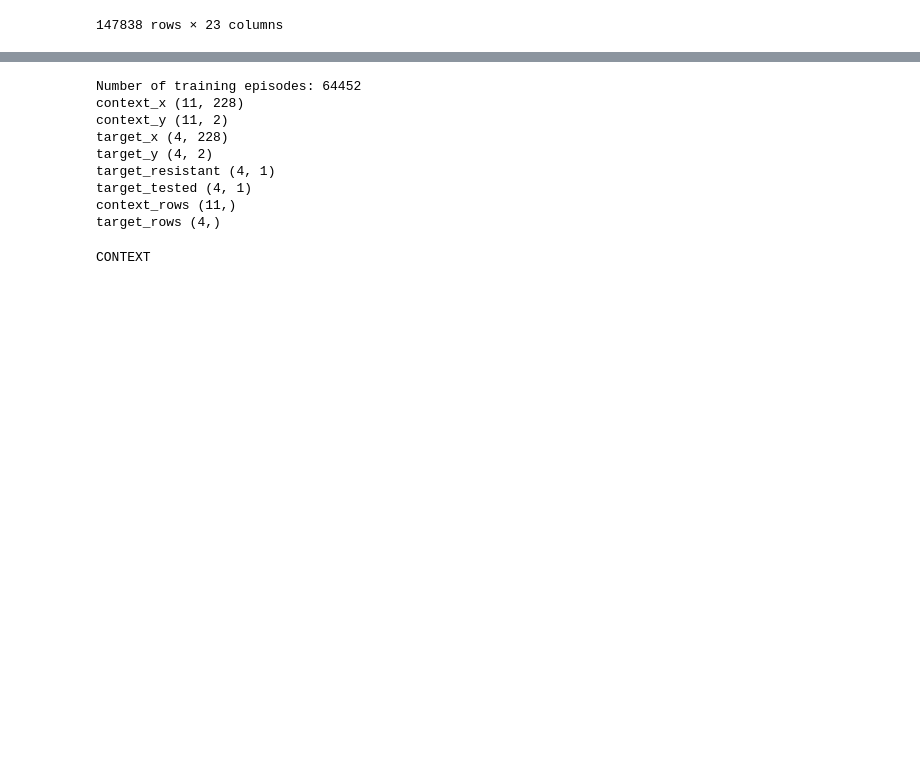
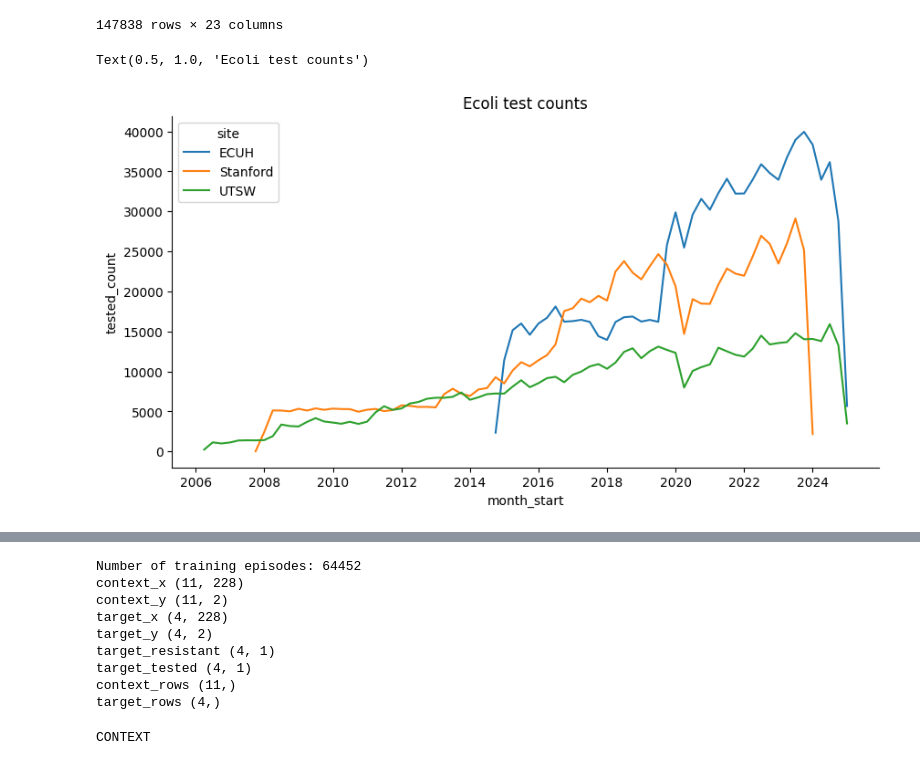
Before and after one commit to mcn3159/ANBB_resistance_rates, a Jupyter notebook: traintest_atp.ipynb, the cells around one changed output, grey strips where cells are left out. Drawn from its saved outputs; the diff is of its cells as text; code cells hidden in the pictures; blank space fills up the shorter version.

```diff
--- a/traintest_atp.ipynb
+++ b/traintest_atp.ipynb
@@ -719,3 +699,11 @@ model_df
 | 147836 | 2025Q1 | VANCOMYCIN | STREPTOCOCCUS PNEUMONIAE | ECUH | RESPIRATORY | 1 | 0 | 2025 | ... |
 | 147837 | 2025Q1 | VANCOMYCIN | STREPTOCOCCUS PYOGENES | ECUH | BLOOD | 4 | 0 | 2025 | ... |
 147838 rows × 23 columns
+# %%
+ecoli = model_df[model_df['organism']=='ESCHERICHIA COLI']
+ecoli = ecoli.groupby(['organism','site','month_start'],as_index=False)['tested_count'].sum()
+sns.lineplot(ecoli,x='month_start',y='tested_count',hue='site')
+plt.title('Ecoli test counts')
+# %% [output]
+Text(0.5, 1.0, 'Ecoli test counts')
+[figure, added]
```
Also changed, not shown: parts of 51 cells of this notebook.
